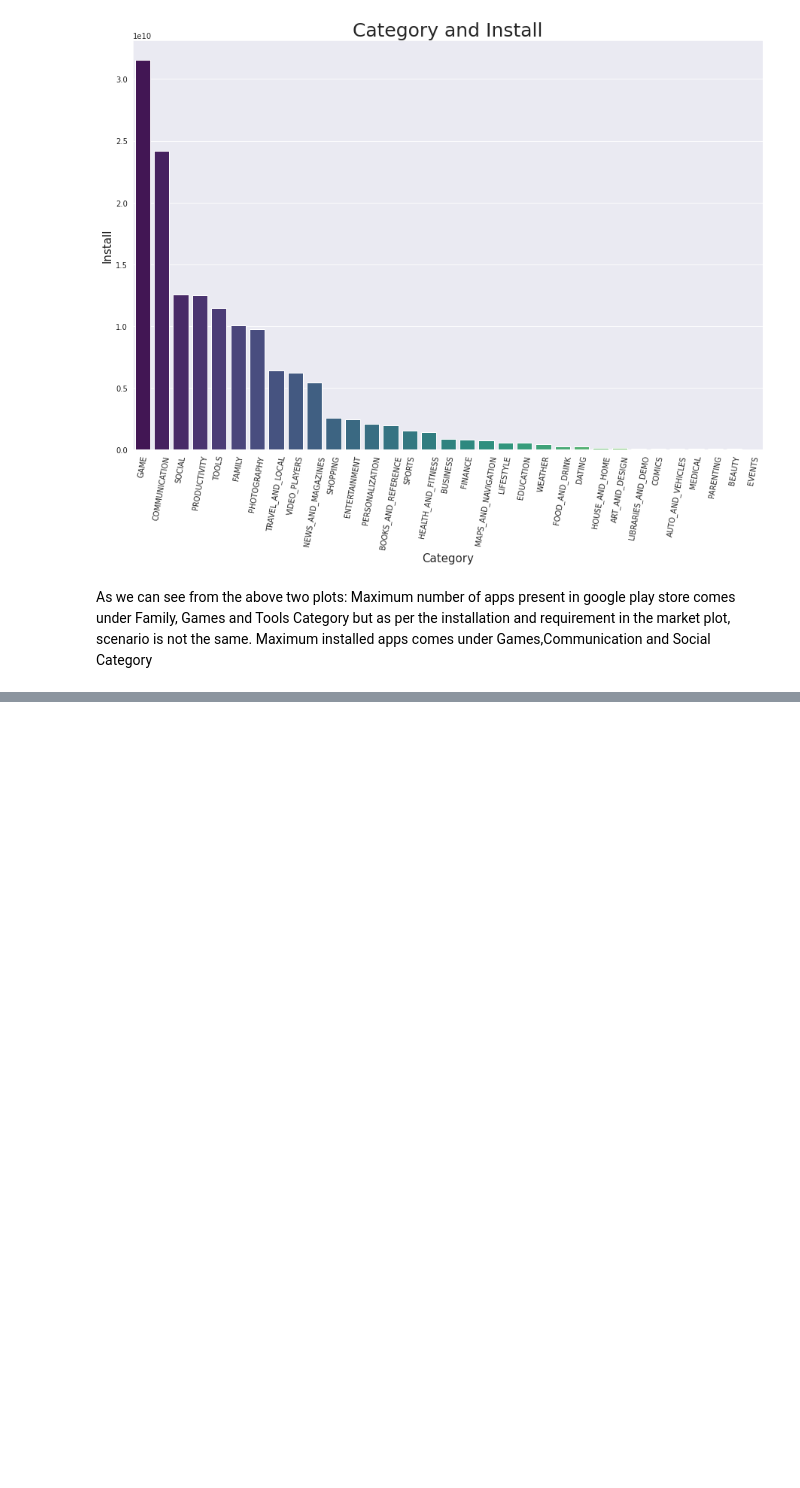
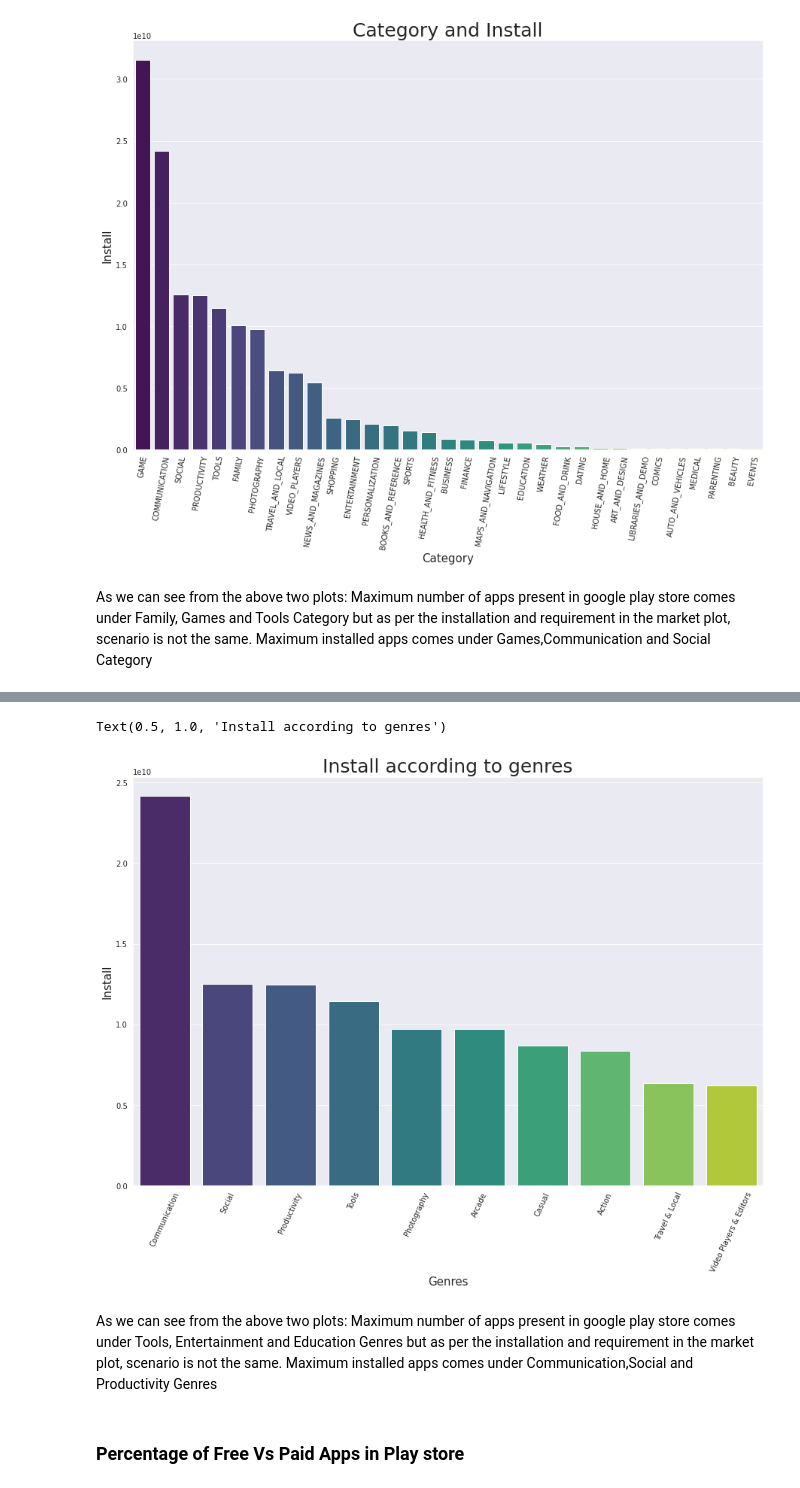
Before and after one commit to victorious07/Play-Store-App-Review-Analysis, a Jupyter notebook: Play_Store_App_Review_Analysis_Capstone_Project.ipynb, the cells around one changed output, grey strips where cells are left out. Cells and saved outputs as stored; diff of their text form; code cells hidden in the pictures; blank space fills up the shorter version.

```diff
--- a/Play_Store_App_Review_Analysis_Capstone_Project.ipynb
+++ b/Play_Store_App_Review_Analysis_Capstone_Project.ipynb
@@ -540,0 +581,3 @@ As we can see from the above two plots: Maximum number of apps present in google
+# %%
+#top ten genres
+app_genres_installs = play_store_app.groupby('Genres')['Installs'].sum().sort_values(ascending=False).reset_index().head(10)
@@ -540,0 +598,17 @@ As we can see from the above two plots: Maximum number of apps present in google
+# %%
+# visualization
+plt.figure(figsize=(15,10))
+plt.rcParams['figure.figsize'] = (15, 6)
+sns.set_style('darkgrid')
+sns.barplot(x=app_genres_installs['Genres'], y=app_genres_installs['Installs'], palette= "viridis")
+plt.xticks(rotation=65)
+plt.xlabel("Genres",fontsize=15)
+plt.ylabel("Install", fontsize=15)
+plt.title("Install according to genres", fontsize=25)
+# %% [output]
+Text(0.5, 1.0, 'Install according to genres')
+[figure, added]
+# %% [markdown]
+As we can see from the above two plots: Maximum number of apps present in google play store comes under Tools, Entertainment and Education Genres but as per the installation and requirement in the market plot, scenario is not the same. Maximum installed apps comes under Communication,Social and Productivity Genres
+# %% [markdown]
+### Percentage of Free Vs Paid Apps in Play store
```
Also changed, not shown: parts of 12 cells of this notebook.
